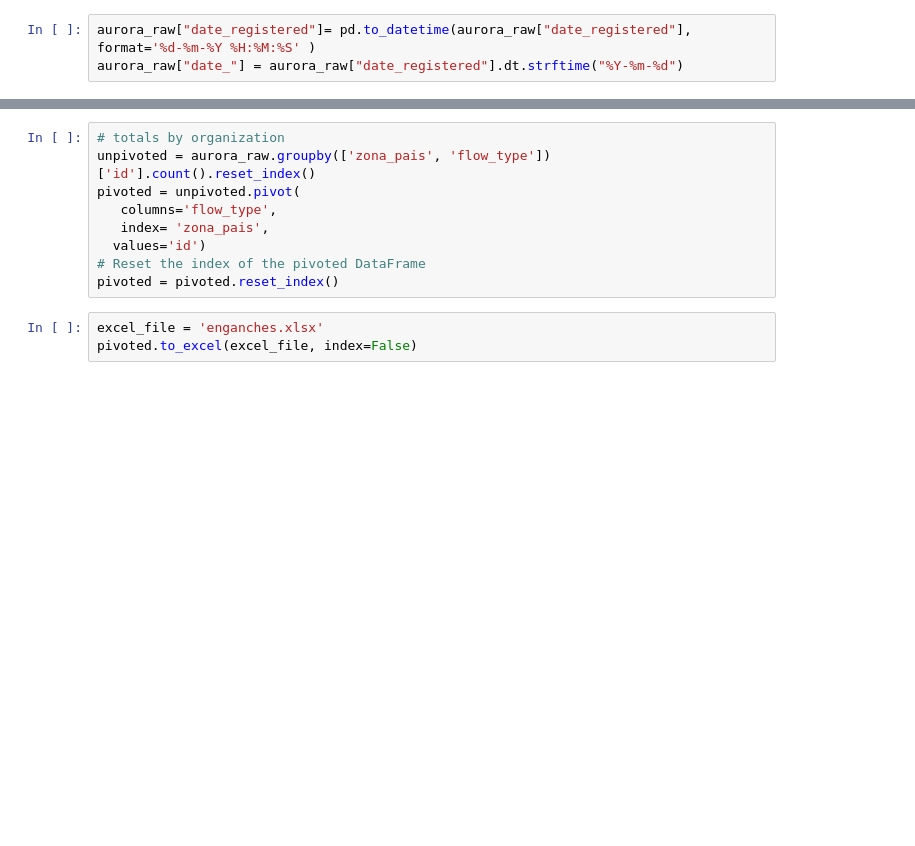
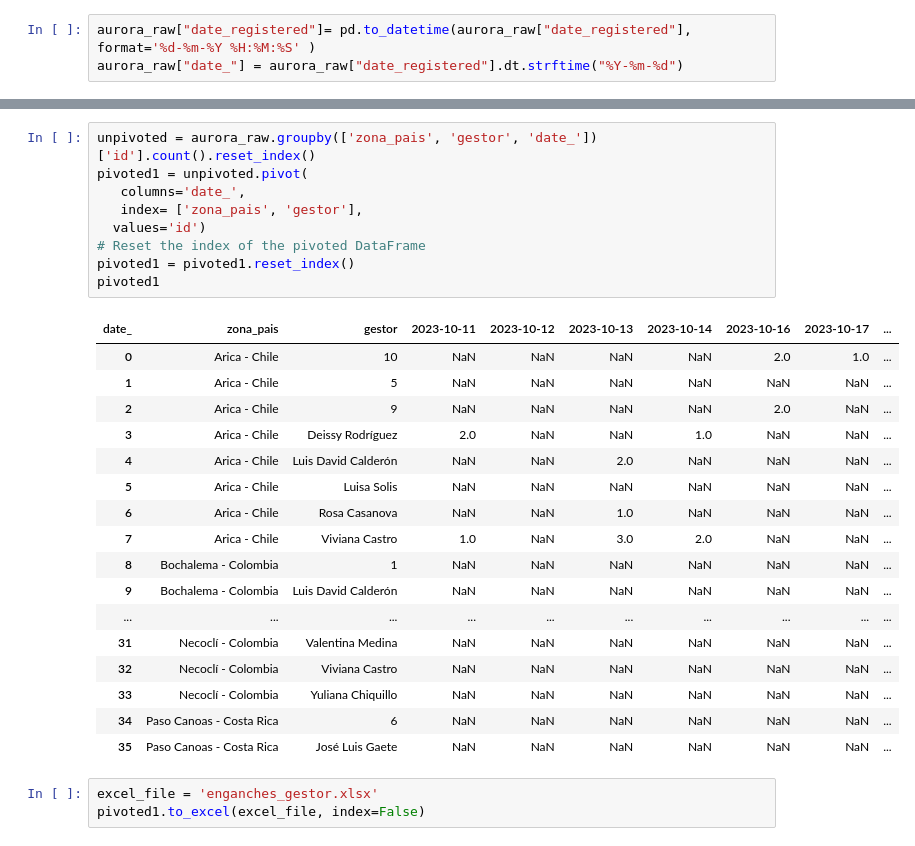
Before and after one commit to maolarte/Aurora, a Jupyter notebook: Aurora_raw.ipynb, the cells around one changed output, grey strips where cells are left out. Drawn from its saved outputs; the diff is of its cells as text; blank space fills up the shorter version.

```diff
--- a/Aurora_raw.ipynb
+++ b/Aurora_raw.ipynb
@@ -119,12 +163,30 @@ pivoted0
 # %%
-# totals by organization
-unpivoted = aurora_raw.groupby(['zona_pais', 'flow_type'])['id'].count().reset_index()
-pivoted = unpivoted.pivot(
-   columns='flow_type',
-   index= 'zona_pais',
+unpivoted = aurora_raw.groupby(['zona_pais', 'gestor', 'date_'])['id'].count().reset_index()
+pivoted1 = unpivoted.pivot(
+   columns='date_',
+   index= ['zona_pais', 'gestor'],
   values='id')
 # Reset the index of the pivoted DataFrame
-pivoted = pivoted.reset_index()
+pivoted1 = pivoted1.reset_index()
+pivoted1
+# %% [output]
+| date_ | zona_pais | gestor | 2023-10-11 | 2023-10-12 | 2023-10-13 | 2023-10-14 | 2023-10-16 | 2023-10-17 | ... |
+| 0 | Arica - Chile | 10 | NaN | NaN | NaN | NaN | 2.0 | 1.0 | ... |
+| 1 | Arica - Chile | 5 | NaN | NaN | NaN | NaN | NaN | NaN | ... |
+| 2 | Arica - Chile | 9 | NaN | NaN | NaN | NaN | 2.0 | NaN | ... |
+| 3 | Arica - Chile | Deissy Rodríguez | 2.0 | NaN | NaN | 1.0 | NaN | NaN | ... |
+| 4 | Arica - Chile | Luis David Calderón | NaN | NaN | 2.0 | NaN | NaN | NaN | ... |
+| 5 | Arica - Chile | Luisa Solis | NaN | NaN | NaN | NaN | NaN | NaN | ... |
+| 6 | Arica - Chile | Rosa Casanova | NaN | NaN | 1.0 | NaN | NaN | NaN | ... |
+| 7 | Arica - Chile | Viviana Castro | 1.0 | NaN | 3.0 | 2.0 | NaN | NaN | ... |
+| 8 | Bochalema - Colombia | 1 | NaN | NaN | NaN | NaN | NaN | NaN | ... |
+| 9 | Bochalema - Colombia | Luis David Calderón | NaN | NaN | NaN | NaN | NaN | NaN | ... |
+| ... | ... | ... | ... | ... | ... | ... | ... | ... | ... |
+| 31 | Necoclí - Colombia | Valentina Medina | NaN | NaN | NaN | NaN | NaN | NaN | ... |
+| 32 | Necoclí - Colombia | Viviana Castro | NaN | NaN | NaN | NaN | NaN | NaN | ... |
+| 33 | Necoclí - Colombia | Yuliana Chiquillo | NaN | NaN | NaN | NaN | NaN | NaN | ... |
+| 34 | Paso Canoas - Costa Rica | 6 | NaN | NaN | NaN | NaN | NaN | NaN | ... |
+| 35 | Paso Canoas - Costa Rica | José Luis Gaete | NaN | NaN | NaN | NaN | NaN | NaN | ... |
 # %%
-excel_file = 'enganches.xlsx'
-pivoted.to_excel(excel_file, index=False)
+excel_file = 'enganches_gestor.xlsx'
+pivoted1.to_excel(excel_file, index=False)
```
Also changed, not shown: parts of 6 cells of this notebook.
